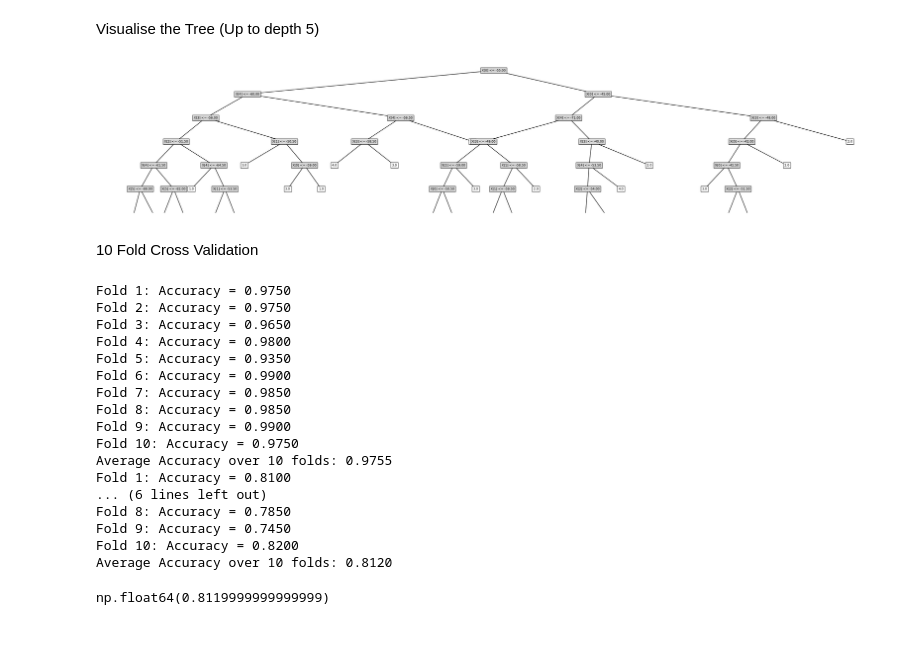
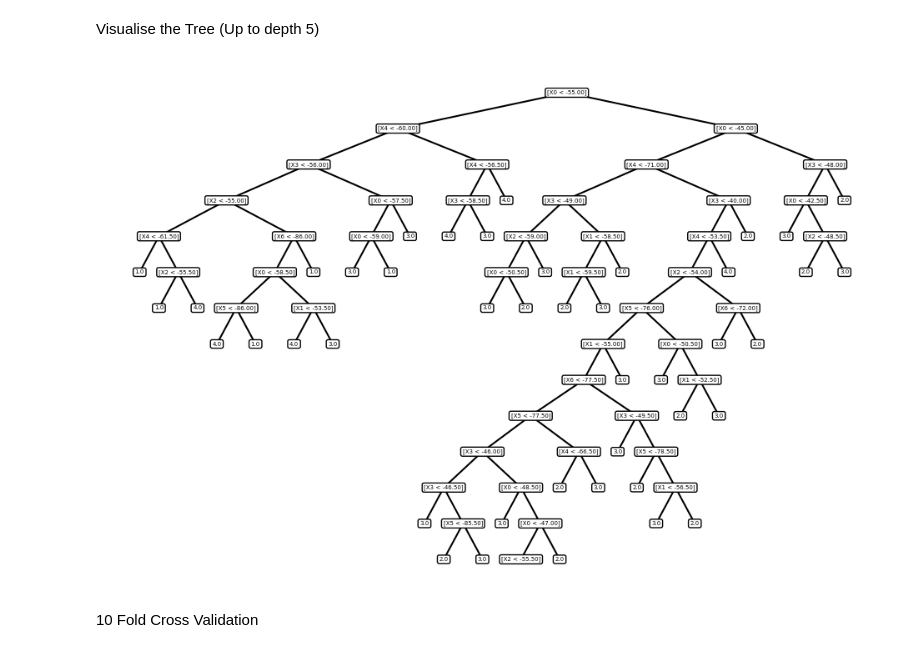
Before and after one commit to dhaulagiri0/intro-to-ml-cw-1, a Jupyter notebook: cw.ipynb, the cells around one changed output. Drawn from its saved outputs; the diff is of its cells as text; code cells hidden in the pictures.

Commit message:
add: tree drawing with buccheim

```diff
--- a/cw.ipynb
+++ b/cw.ipynb
@@ -24,7 +24,7 @@ First row of noisy data: [-59. -53. -51. -54. -45. -79. -87.   4.]
 Quick test to check that the trees are being created correctly
 # %%
 ## We expect the tree to achieve 100% accuracy on the provided training data
-tree = DescisionTree(clean_data)
+tree = DecisionTree(clean_data)
 avg_acc = tree.evaluate(clean_data)
 assert avg_acc == 1.0, f"Expected 100% accuracy on clean training data but got {avg_acc}"
 print(f"Tree achieved 100% accuracy on training data.\nTree depth on clean data: {tree.depth}")
@@ -34,34 +34,15 @@ Tree depth on clean data: 14
 # %% [markdown]
 Visualise the Tree (Up to depth 5)
 # %%
-plt = tree.visualise(1.8, 5)
+plt = tree.visualise(1, tree.depth)
 plt.show()
 # %% [output]
-[figure, old version]
+[figure, new version]
 # %% [markdown]
 10 Fold Cross Validation
 # %%
-tenFoldValidator = KFoldCrossValidator(DescisionTree, 10)
+tenFoldValidator = KFoldCrossValidator(DecisionTree, 10)
 
 ## We expect the accuracies here to be different each time due to randomness in fold splitting
 tenFoldValidator.k_fold_cross_validation(clean_data)
 tenFoldValidator.k_fold_cross_validation(noisy_data)
-# %% [output]
-Fold 1: Accuracy = 0.9750
-Fold 2: Accuracy = 0.9750
-Fold 3: Accuracy = 0.9650
-Fold 4: Accuracy = 0.9800
-Fold 5: Accuracy = 0.9350
-Fold 6: Accuracy = 0.9900
-Fold 7: Accuracy = 0.9850
-Fold 8: Accuracy = 0.9850
-Fold 9: Accuracy = 0.9900
-Fold 10: Accuracy = 0.9750
-Average Accuracy over 10 folds: 0.9755
-Fold 1: Accuracy = 0.8100
-... (6 lines left out)
-Fold 8: Accuracy = 0.7850
-Fold 9: Accuracy = 0.7450
-Fold 10: Accuracy = 0.8200
-Average Accuracy over 10 folds: 0.8120
-np.float64(0.8119999999999999)
```
Also changed, not shown: parts of 1 cell of this notebook, 3 other files.
